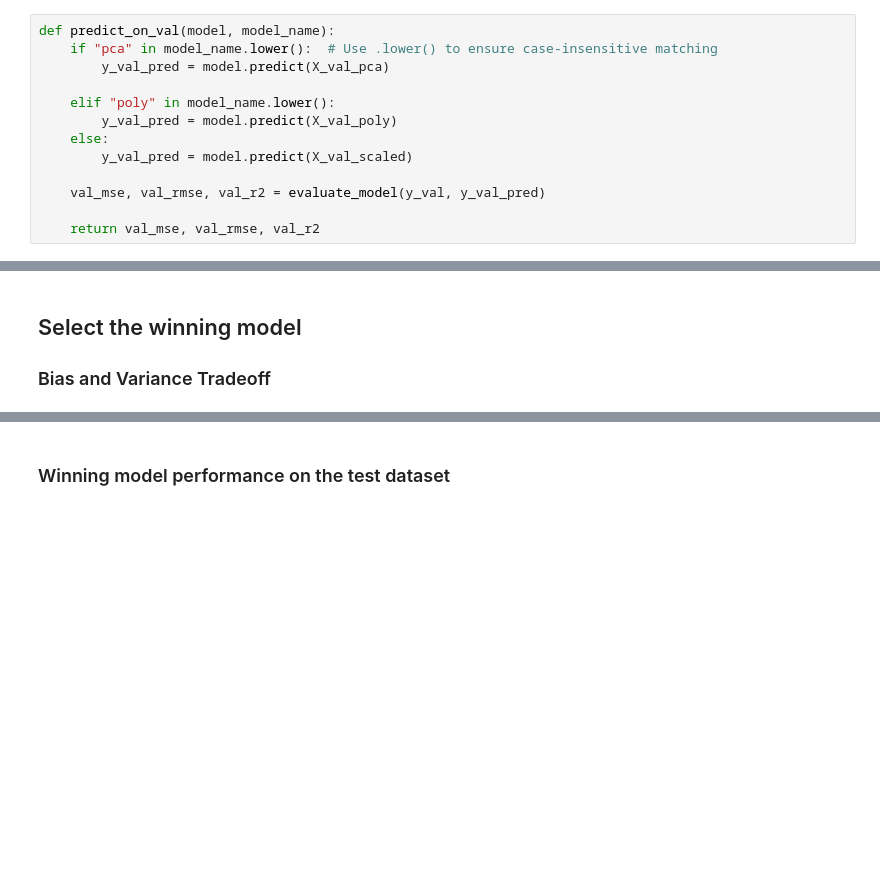
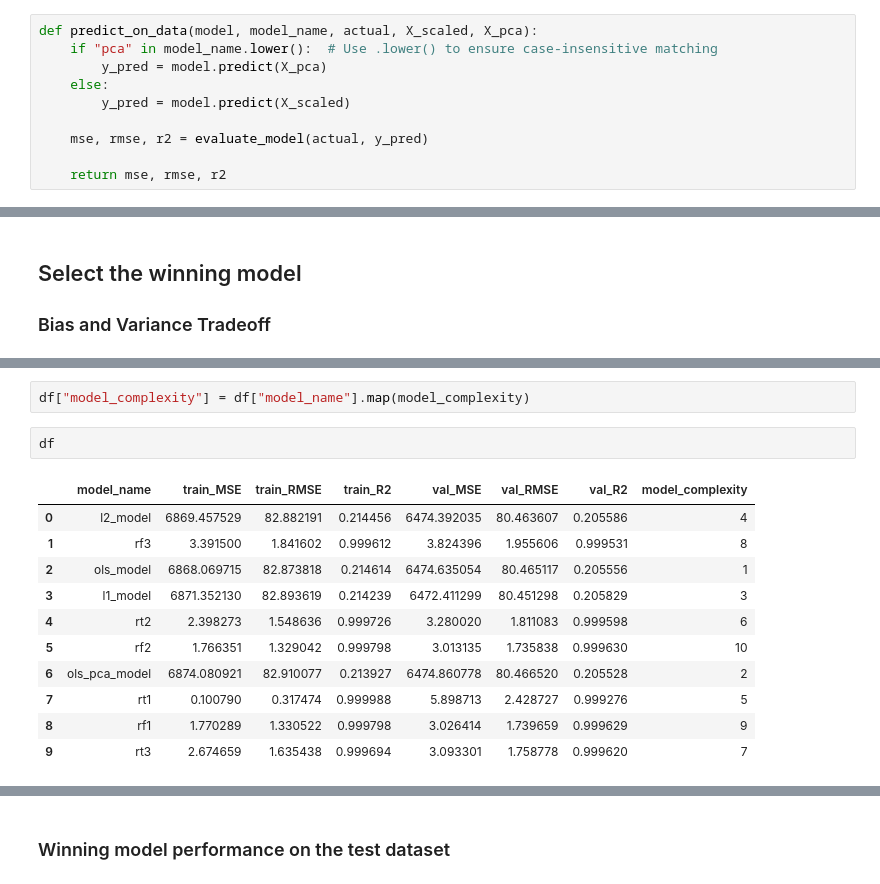
Before and after one commit to carrieyxia/ADAN8888.01_Fall_24_Applied_Analytics_Project, a Jupyter notebook: notebooks/week9_notebook.ipynb, the cells around one changed output, grey strips where cells are left out. Drawn from its saved outputs; the diff is of its cells as text; blank space fills up the shorter version.

```diff
--- a/notebooks/week9_notebook.ipynb
+++ b/notebooks/week9_notebook.ipynb
@@ -94,17 +82,14 @@ def evaluate_model(y_true, y_pred):
     r2 = r2_score(y_true, y_pred)
     return mse, rmse, r2
 # %%
-def predict_on_val(model, model_name):
+def predict_on_data(model, model_name, actual, X_scaled, X_pca):
     if "pca" in model_name.lower():  # Use .lower() to ensure case-insensitive matching
-        y_val_pred = model.predict(X_val_pca)
+        y_pred = model.predict(X_pca)
+    else:
+        y_pred = model.predict(X_scaled)
 
-    elif "poly" in model_name.lower():
-        y_val_pred = model.predict(X_val_poly)
-    else:
-        y_val_pred = model.predict(X_val_scaled)
+    mse, rmse, r2 = evaluate_model(actual, y_pred)
 
-    val_mse, val_rmse, val_r2 = evaluate_model(y_val, y_val_pred)
-
-    return val_mse, val_rmse, val_r2
+    return mse, rmse, r2
 # %% [markdown]
 ## Predict and Evaluate Models on the Validation Dataset
@@ -159,3 +199,19 @@ df = pd.DataFrame(metrics)
+# %%
+df["model_complexity"] = df["model_name"].map(model_complexity)
+# %%
+df
+# %% [output]
+|  | model_name | train_MSE | train_RMSE | train_R2 | val_MSE | val_RMSE | val_R2 | model_complexity |
+| 0 | l2_model | 6869.457529 | 82.882191 | 0.214456 | 6474.392035 | 80.463607 | 0.205586 | 4 |
+| 1 | rf3 | 3.391500 | 1.841602 | 0.999612 | 3.824396 | 1.955606 | 0.999531 | 8 |
+| 2 | ols_model | 6868.069715 | 82.873818 | 0.214614 | 6474.635054 | 80.465117 | 0.205556 | 1 |
+| 3 | l1_model | 6871.352130 | 82.893619 | 0.214239 | 6472.411299 | 80.451298 | 0.205829 | 3 |
+| 4 | rt2 | 2.398273 | 1.548636 | 0.999726 | 3.280020 | 1.811083 | 0.999598 | 6 |
+| 5 | rf2 | 1.766351 | 1.329042 | 0.999798 | 3.013135 | 1.735838 | 0.999630 | 10 |
+| 6 | ols_pca_model | 6874.080921 | 82.910077 | 0.213927 | 6474.860778 | 80.466520 | 0.205528 | 2 |
+| 7 | rt1 | 0.100790 | 0.317474 | 0.999988 | 5.898713 | 2.428727 | 0.999276 | 5 |
+| 8 | rf1 | 1.770289 | 1.330522 | 0.999798 | 3.026414 | 1.739659 | 0.999629 | 9 |
+| 9 | rt3 | 2.674659 | 1.635438 | 0.999694 | 3.093301 | 1.758778 | 0.999620 | 7 |
 # %%
 # Sort by model complexity for plotting
 df = df.sort_values('model_complexity')
```
Also changed, not shown: parts of 14 cells of this notebook.
